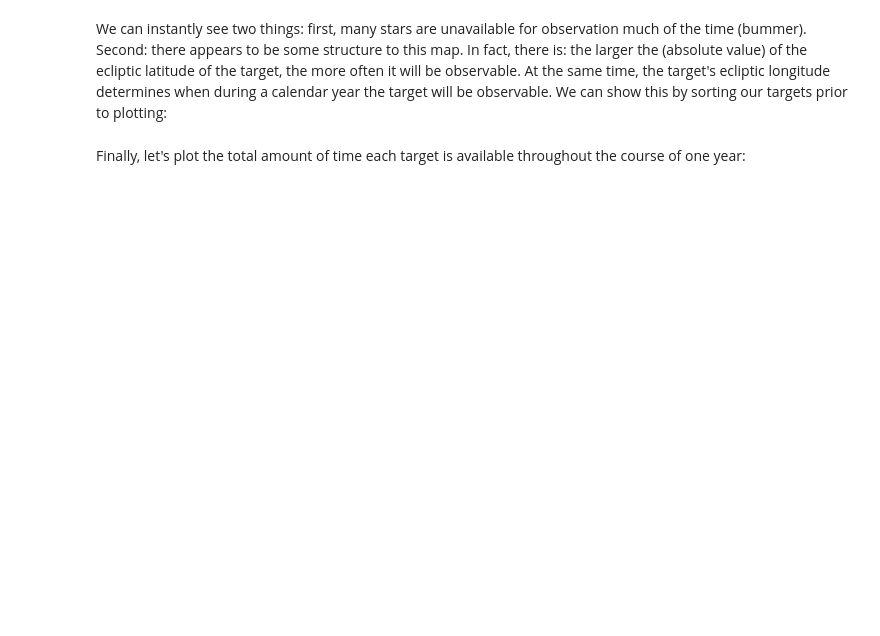
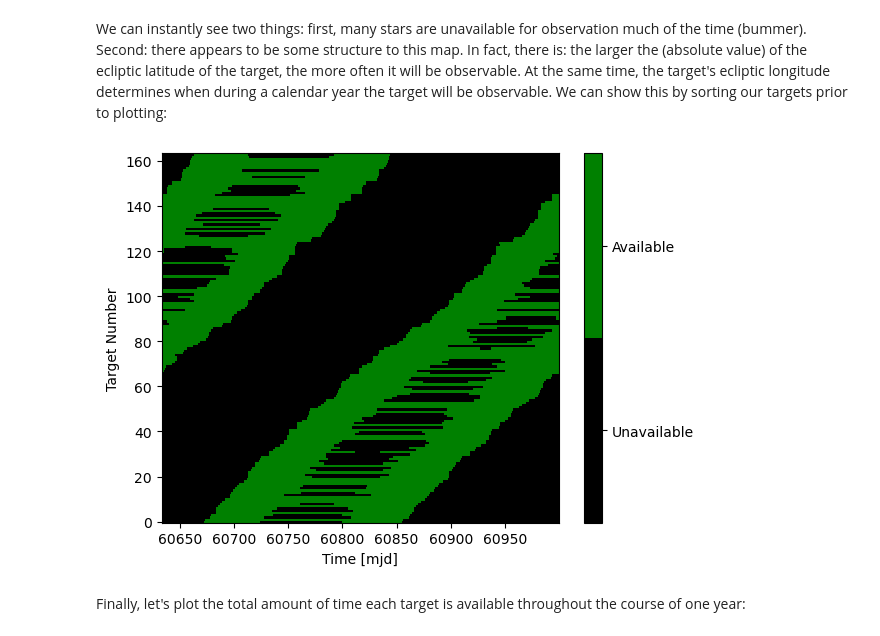
Before and after one commit to dsavransky/SSWYieldModelingTutorial, a Jupyter notebook: Notebooks/SSW2024_YieldModelingTutorial1.ipynb, the cells around one changed output. Saved outputs shown, nothing was run; the diff lists cells and outputs as text; code cells hidden in the pictures; blank space fills up the shorter version.

```diff
--- a/Notebooks/SSW2024_YieldModelingTutorial1.ipynb
+++ b/Notebooks/SSW2024_YieldModelingTutorial1.ipynb
@@ -1236,27 +1229,30 @@ We can instantly see two things: first, many stars are unavailable for observati
 # %%
 # grab targets
 targets = SSWYieldModelingTutorial.load_HWO_MissionStars()
 
 # calculate ecliptic target coordinates
 coords =  SkyCoord(
             ra=targets["ra"].values * u.deg,
             dec=targets["dec"].values * u.deg,
             distance=targets['sy_dist'] * u.pc,
+            unit = ('deg','deg', 'pc')
         ).heliocentrictrueecliptic
 
 sInds = np.argsort(coords.lon)
 fig9, ax9 = plt.subplots(1, 1)
 cmap = matplotlib.colors.ListedColormap(["black", "green"])
 p = ax9.pcolor(
     koTimes.value,
     np.arange(len(targNames)),
     koMap[sInds],
     cmap=cmap,
 )
 ax9.set_ylabel("Target Number")
 ax9.set_xlabel(f"Time [{koTimes.format}]")
 cbar = plt.colorbar(p,ticks=[0.25, 0.75], drawedges=True)
 cbar.ax.set_yticklabels(["Unavailable", "Available"]);
+# %% [output]
+[figure, added]
 # %% [markdown]
 Finally, let's plot the total amount of time each target is available throughout the course of one year:
 # %%
```
Also changed, not shown: parts of 5 cells of this notebook.
